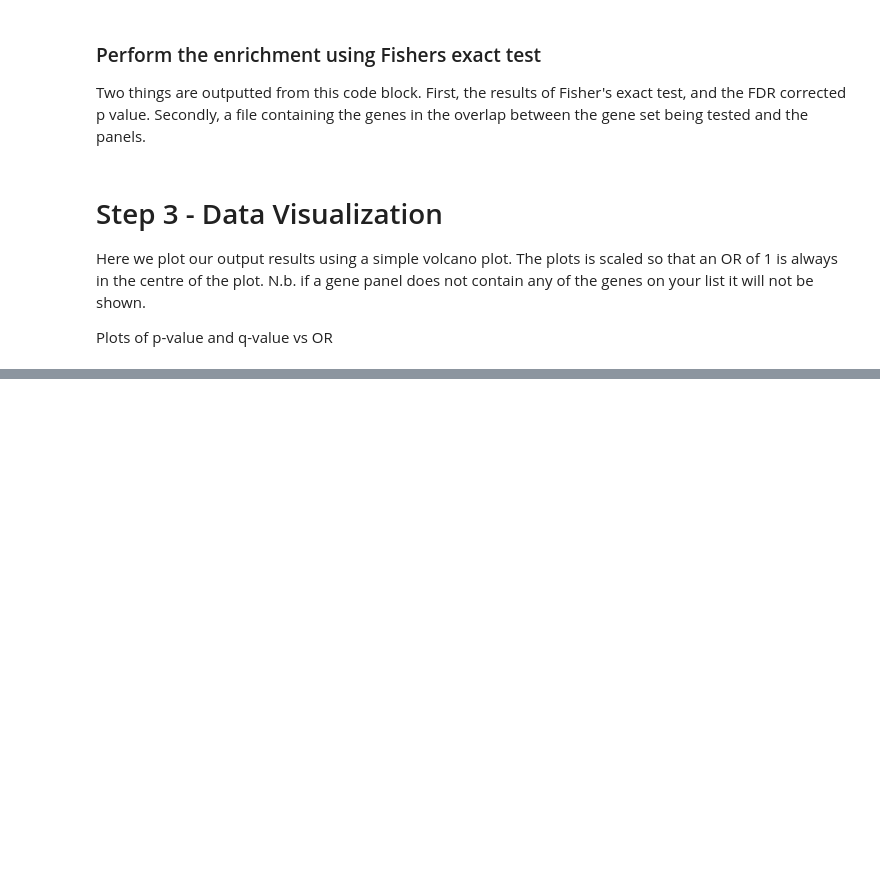
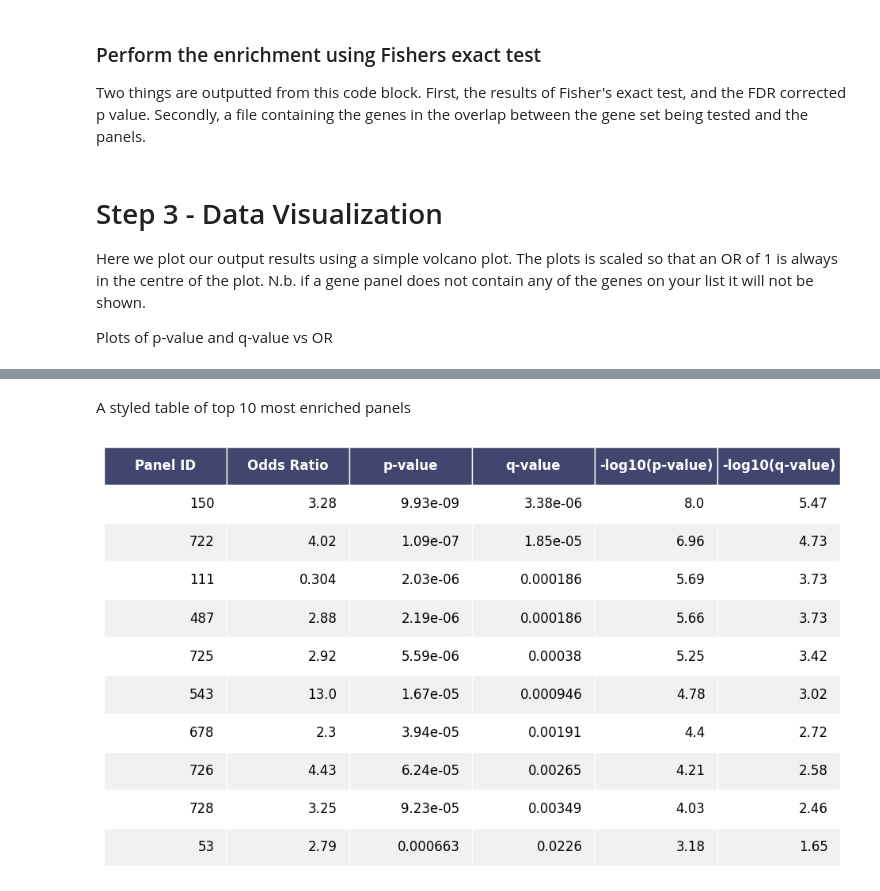
Before and after one commit to comparativechrono/panel_app_gene_enrichment, a Jupyter notebook: panel_app_gene_association.ipynb, the cells around one changed output, grey strips where cells are left out. Saved outputs shown, nothing was run; the diff lists cells and outputs as text; code cells hidden in the pictures; blank space fills up the shorter version.

Commit message:
V1.3 Added q value ordered table to the notebook

```diff
--- a/panel_app_gene_association.ipynb
+++ b/panel_app_gene_association.ipynb
@@ -229,0 +234,60 @@ create_volcano_plot(result_df, 'q-value', ylabel='-log10(q-value)', filename='vo
+# %% [markdown]
+A styled table of top 10 most enriched panels
+# %%
+import matplotlib.pyplot as plt
+import six
+
+# Filter the data to only include rows with q-value less than 0.05
+filtered_df = result_df[result_df['q-value'] < 0.05]
+
+# Sort the data by q-value in ascending order and take the top 10 rows
+top_10_df = filtered_df.sort_values(by='q-value', ascending=True).head(10)
+
+# Save the top 10 rows as a figure
+def render_mpl_table(data, col_width=3.0, row_height=0.625, font_size=14,
+                     header_color='#40466e', row_colors=['#f1f1f2', 'w'], edge_color='w',
+                     bbox=[0, 0, 1, 1], header_columns=0,
+                     ax=None, **kwargs):
+    if ax is None:
+        size = (np.array(data.shape[::-1]) + np.array([0, 1])) * np.array([col_width, row_height])
+        fig, ax = plt.subplots(figsize=size)
+        ax.axis('off')
+
+    mpl_table = ax.table(cellText=data.values, bbox=bbox, colLabels=data.columns, **kwargs)
+
+    mpl_table.auto_set_font_size(False)
+    mpl_table.set_fontsize(font_size)
+
+    for k, cell in six.iteritems(mpl_table._cells):
+        cell.set_edgecolor(edge_color)
+        if k[0] == 0:
+            cell.set_text_props(weight='bold', color='w')
+            cell.set_facecolor(header_color)
+        else:
+            cell.set_facecolor(row_colors[k[0]%len(row_colors)])
+    return ax.get_figure(), ax
+
+# Convert 'Panel ID' to string
+top_10_df['Panel ID'] = top_10_df['Panel ID'].astype(str)
+
+def round_to_sigfigs(num, sig_figs):
+    if num != 0:
+        return round(num, -int(math.floor(math.log10(abs(num))) - (sig_figs - 1)))
+    else:
+        return 0  # Can't take the log of 0
+
+# Apply the function to the DataFrame
+top_10_df = top_10_df.applymap(lambda x: round_to_sigfigs(x, 3) if isinstance(x, (int, float)) else x)
+
+# Drop the 'Panel Name' column
+top_10_df = top_10_df.drop(columns='Panel Name')
+
+fig,ax = render_mpl_table(top_10_df, header_columns=0, col_width=2.0, font_size=12)
+
+# Save the figure
+fig.savefig('top_10_significant_results.png', dpi=300)
+
+# Display the figure in the notebook
+plt.show()
+# %% [output]
+[figure, added]
```
Also changed, not shown: parts of 3 cells of this notebook.
